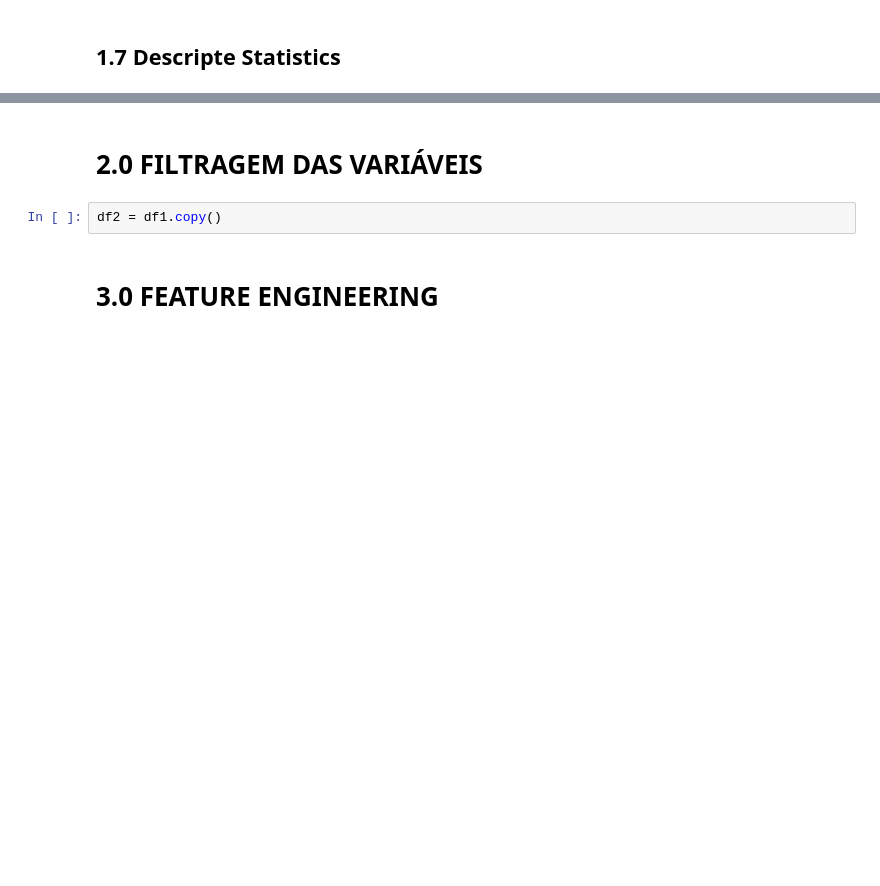
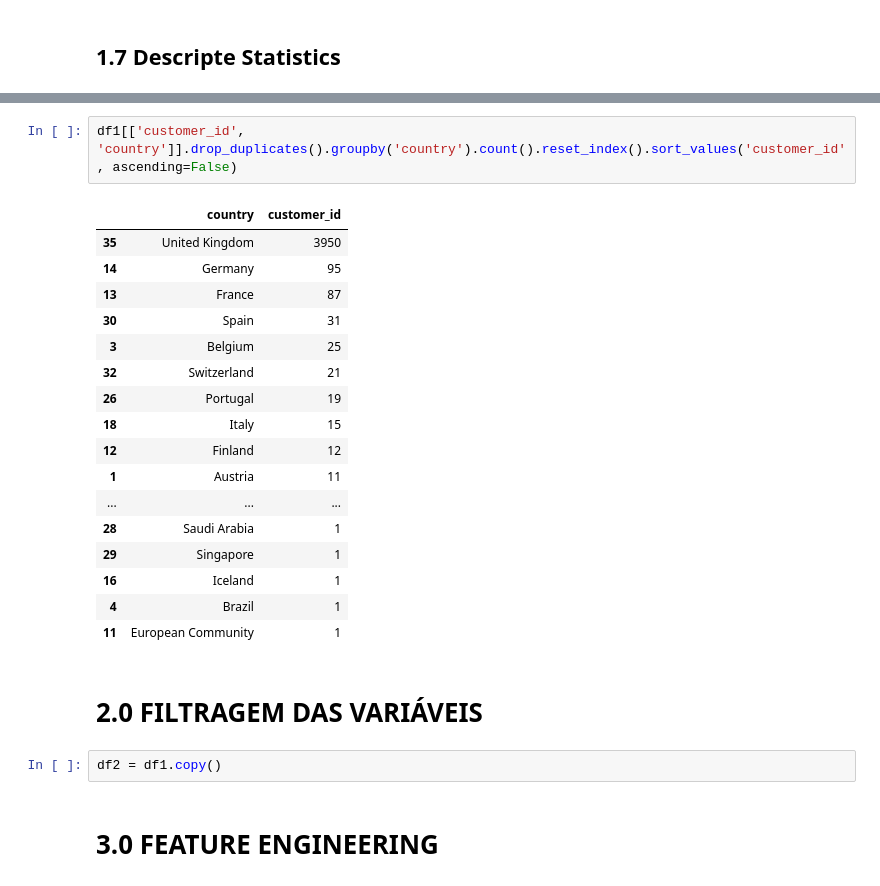
Before and after one commit to matheusventurads/loyalty-clustering-programm, a Jupyter notebook: notebooks/c03-mv-descriptive-analysis.ipynb, the cells around one changed output, grey strips where cells are left out. Saved outputs shown, nothing was run; the diff lists cells and outputs as text; blank space fills up the shorter version.

```diff
--- a/notebooks/c03-mv-descriptive-analysis.ipynb
+++ b/notebooks/c03-mv-descriptive-analysis.ipynb
@@ -326,7 +360,27 @@ array(['POST', 'D', 'M', 'PADS', 'DOT', 'CRUK'], dtype=object)
+# %%
+df1[['customer_id', 'country']].drop_duplicates().groupby('country').count().reset_index().sort_values('customer_id', ascending=False)
+# %% [output]
+|  | country | customer_id |
+| 35 | United Kingdom | 3950 |
+| 14 | Germany | 95 |
+| 13 | France | 87 |
+| 30 | Spain | 31 |
+| 3 | Belgium | 25 |
+| 32 | Switzerland | 21 |
+| 26 | Portugal | 19 |
+| 18 | Italy | 15 |
+| 12 | Finland | 12 |
+| 1 | Austria | 11 |
+| ... | ... | ... |
+| 28 | Saudi Arabia | 1 |
+| 29 | Singapore | 1 |
+| 16 | Iceland | 1 |
+| 4 | Brazil | 1 |
+| 11 | European Community | 1 |
 # %% [markdown]
 # 2.0 FILTRAGEM DAS VARIÁVEIS
-# %%
-df2 = df1.copy()
+# %%
+df2 = df1.copy()
 # %% [markdown]
 # 3.0 FEATURE ENGINEERING
 # %%
```
Also changed, not shown: parts of 28 cells of this notebook.
